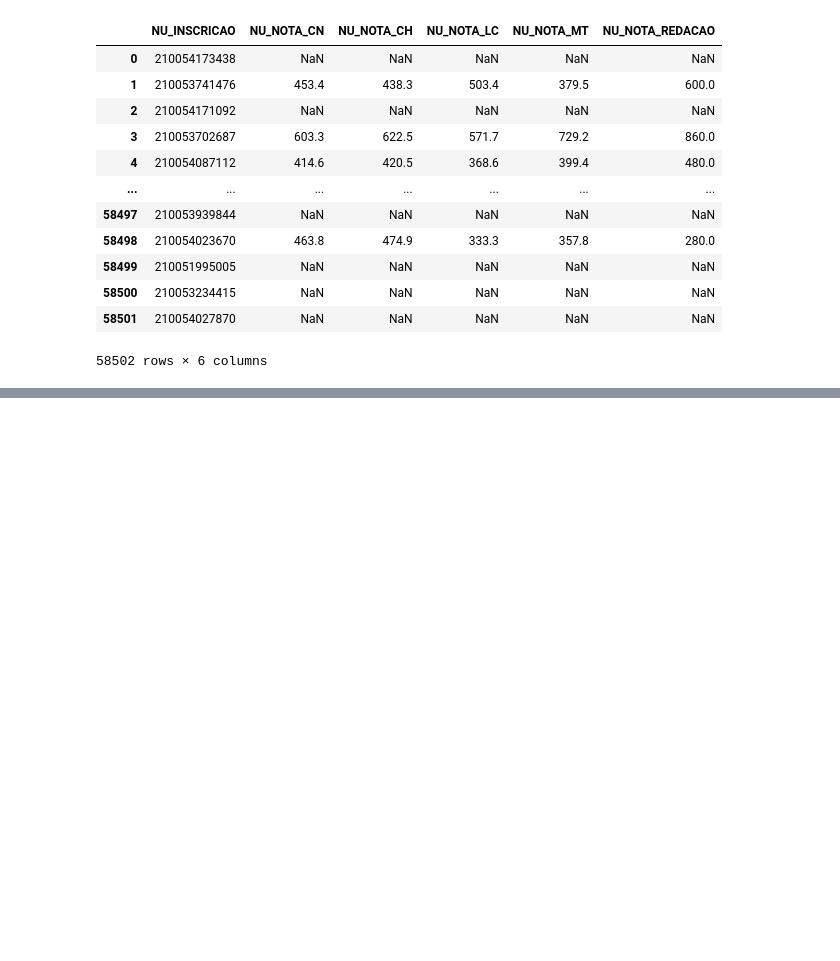
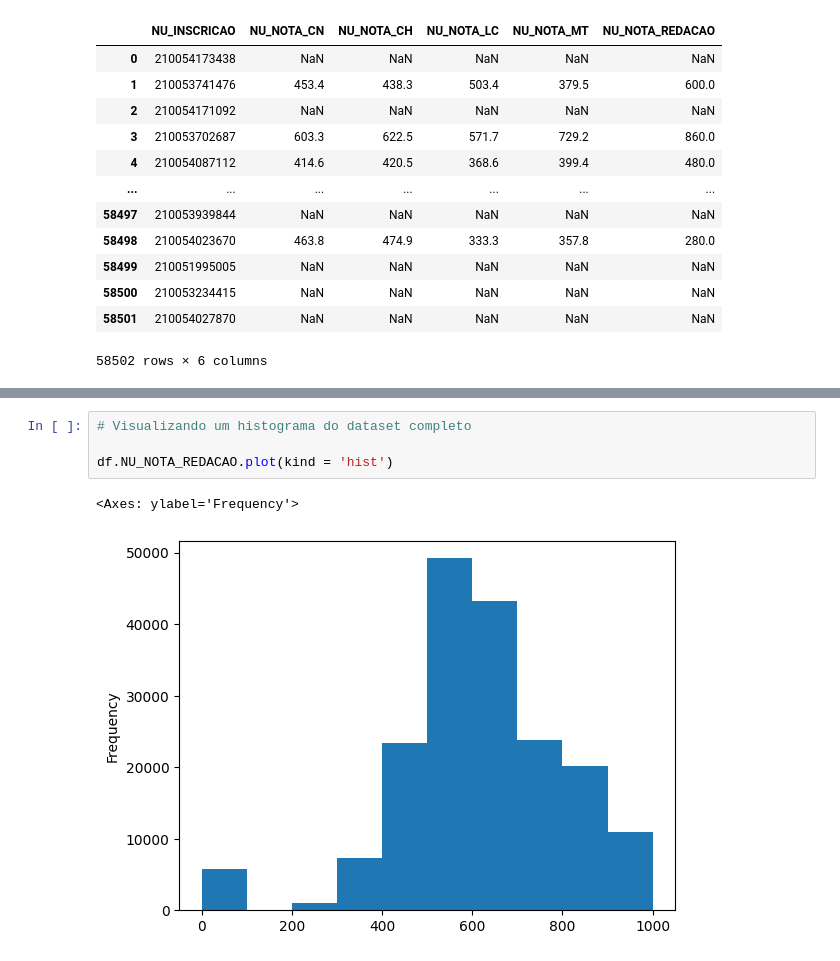
Before and after one commit to JevertonFlores/DA_python_dados_enem, a Jupyter notebook: Data_Analytics_Data_Viking.ipynb, the cells around one changed output, grey strips where cells are left out. Drawn from its saved outputs; the diff is of its cells as text; blank space fills up the shorter version.

```diff
--- a/Data_Analytics_Data_Viking.ipynb
+++ b/Data_Analytics_Data_Viking.ipynb
@@ -860,0 +1025,7 @@ df_subset.reset_index(drop=False)
+# %%
+# Visualizando um histograma do dataset completo
+
+df.NU_NOTA_REDACAO.plot(kind = 'hist')
+# %% [output]
+<Axes: ylabel='Frequency'>
+[figure, added]
```
Also changed, not shown: parts of 45 cells of this notebook.
